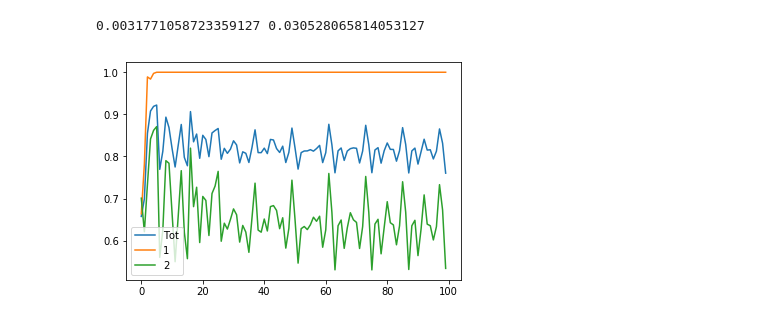
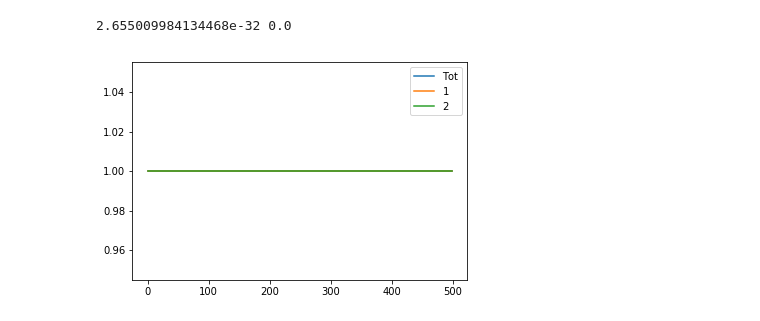
Before and after one commit to arnaudon/simplicial-kuramoto, a Jupyter notebook: Looking_for_Chimera.ipynb, the cells around one changed output. Saved outputs shown, nothing was run; the diff lists cells and outputs as text; code cells hidden in the pictures.

Commit message:
Weighted approximation

```diff
--- a/Looking_for_Chimera.ipynb
+++ b/Looking_for_Chimera.ipynb
@@ -53,0 +12,25 @@ plt.ylabel('theta')
+# %%
+# Daniel M Abrams et al. Solvable Model for Chimera States of Coupled Oscillators. PRL, 2008.
+# stable Chimera for the parameters Nc=2, Nn=32, Nie=Nn*Nn with rando=False, rel=0.24, beta=0.1
+Nc=2
+Nn=10
+Nie=3#Nn*Nn
+G=Modules_full(Nc,Nn,Nie,rando=False)
+# G=Modules_full(2, 10, 3)
+
+rel=0.24
+nu=(1-rel)/2
+mu=1-nu
+beta = 0.1
+alpha = np.pi/2 - beta
+# for unweighted edges with compute_eig_projection_weighted, otherwise just use compute_eig_projection
+mu=1
+nu=1
+
+a = 1
+
+B, Bplus, W_e, v, w=compute_eig_projection_weighted(G, mu, nu, Nn)
+# B, Bplus, v, w=compute_eig_projection(G) #for unweighted graph
+
+# W_e=np.diag(np.ones(W_e.shape[0]))
+# print W_e
@@ -53,0 +47,13 @@ plt.ylabel('theta')
+# %%
+# initial conditions for the stable Chimera (for two modules)
+# theta_0 = np.concatenate((np.pi*np.ones(len(G)/2),np.pi+np.random.normal(0, 1, len(G)/2)),axis = 0)
+# other intial conditions that don't work for Chimera
+# theta_0 = np.pi+np.random.normal(0, 1, len(G))
+# theta_0 = np.random.uniform(0, 1.5, len(G))
+theta_0 = np.pi*np.ones(len(G))
+omega_0 = np.zeros(len(G))
+t_max = 2000
+n_t = 500
+
+sol_full = integrate_kuramoto_full_theta_weighted(B, Bplus, theta_0, t_max, n_t, alpha, a, omega_0, W_e)
+sol_full.y = np.mod(sol_full.y,2*np.pi)
@@ -54,12 +85,12 @@ plt.ylabel('theta')
 # %%
 op=order_parameter(sol_full.y, Nc, Nn)
 lt, chit = Shanahan_indices(op)
 plt.figure()
 plt.plot(op[0,:], label= r'Tot')
-plt.plot(op[1,:], label= r'1')
-plt.plot(op[2,:], label= r'2')
+for i in range(op.shape[0]-1):
+    plt.plot(op[i+1,:], label= str(i+1))
 plt.legend()
 print lt,chit
 # %% [output]
-0.0031771058723359127 0.030528065814053127
+2.655009984134468e-32 0.0
-[figure, old version]
+[figure, new version]
```
Also changed, not shown: parts of 7 cells of this notebook, 1 other file.
